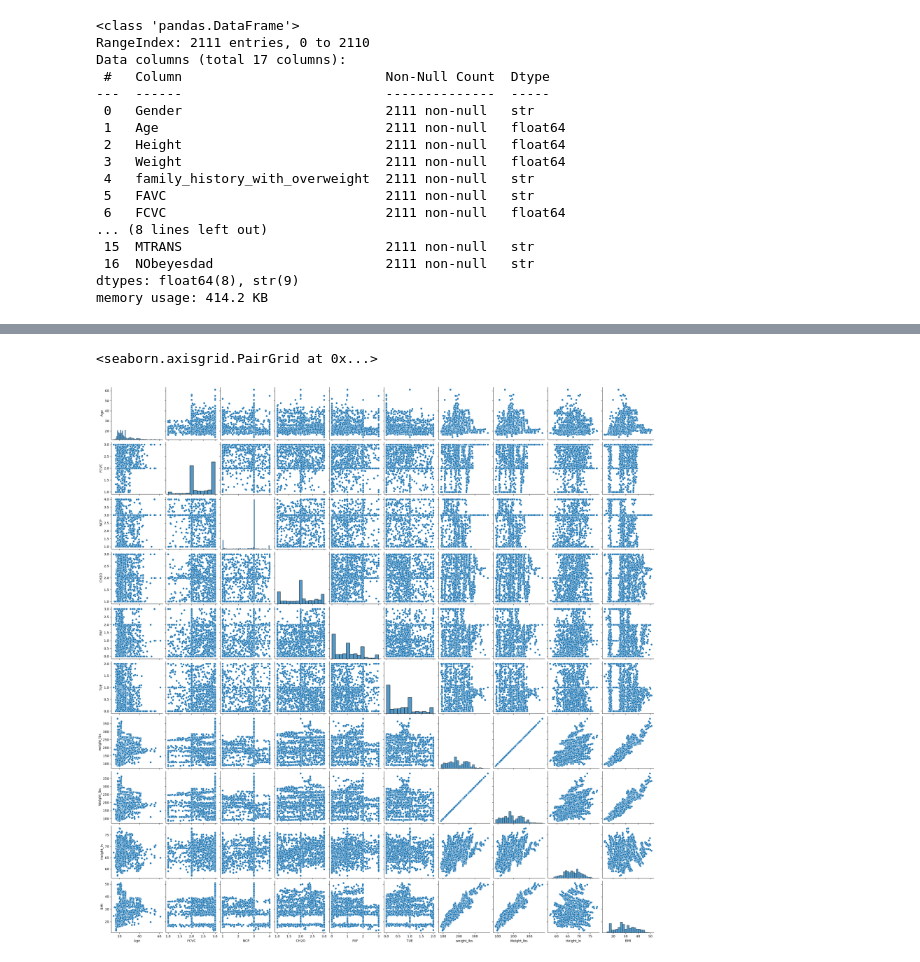
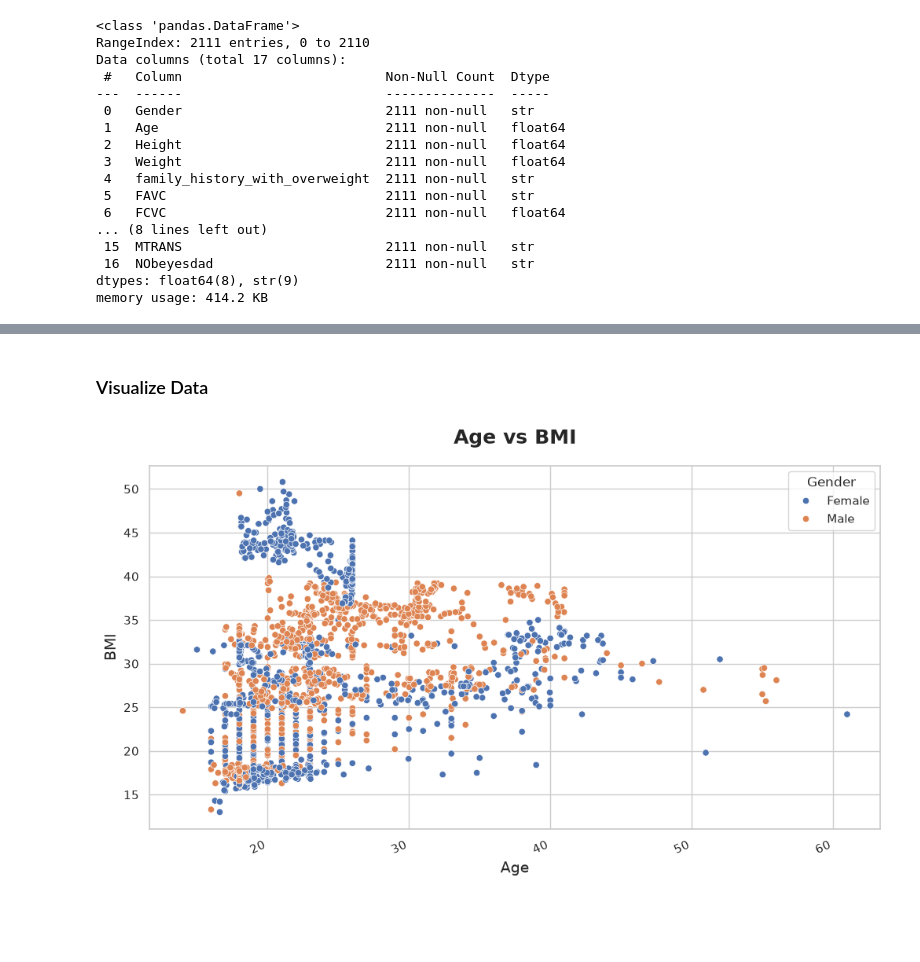
Before and after one commit to shoshanabernstein/Python-Final-Project, a Jupyter notebook: obesity_classification.ipynb, the cells around one changed output, grey strips where cells are left out. Cells and saved outputs as stored; diff of their text form; code cells hidden in the pictures; blank space fills up the shorter version.

```diff
--- a/obesity_classification.ipynb
+++ b/obesity_classification.ipynb
@@ -98,4 +126,4 @@ df['BMI'] = df['BMI'].round(1)
 # Drop the height and weight columns
 df = df.drop(columns=['Height', 'Weight'])
 # %%
-df.rename(columns={'NObeyesdad': 'Target'})
+df.rename(columns={'NObeyesdad': 'Obesity_Class'}, inplace=True)
@@ -116,5 +130,16 @@ df.rename(columns={'NObeyesdad': 'Target'})
-# %%
-sns.pairplot(df)
-# %% [output]
-<seaborn.axisgrid.PairGrid at 0x...>
-[figure, removed]
+# %% [markdown]
+### Visualize Data
+# %%
+plt.figure(figsize=(12, 6))
+# Title and labels
+plt.title("Age vs BMI", fontsize=18, fontweight="bold", pad=20)
+plt.xlabel("Age", fontsize=14)
+plt.ylabel("BMI", fontsize=14)
+
+# Rotate x-axis labels
+plt.xticks(rotation=25, ha="right", fontsize=11)
+plt.yticks(fontsize=11)
+sns.scatterplot(data=df, x="Age", y="BMI", hue="Gender")
+plt.show()
+# %% [output]
+[figure, added]
```
Also changed, not shown: parts of 31 cells of this notebook, 1 other file.
